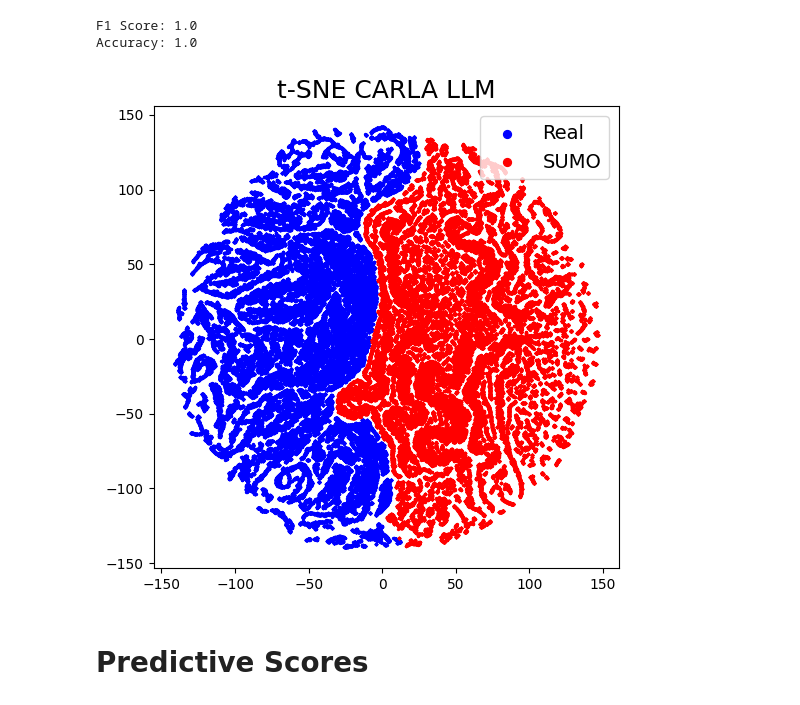
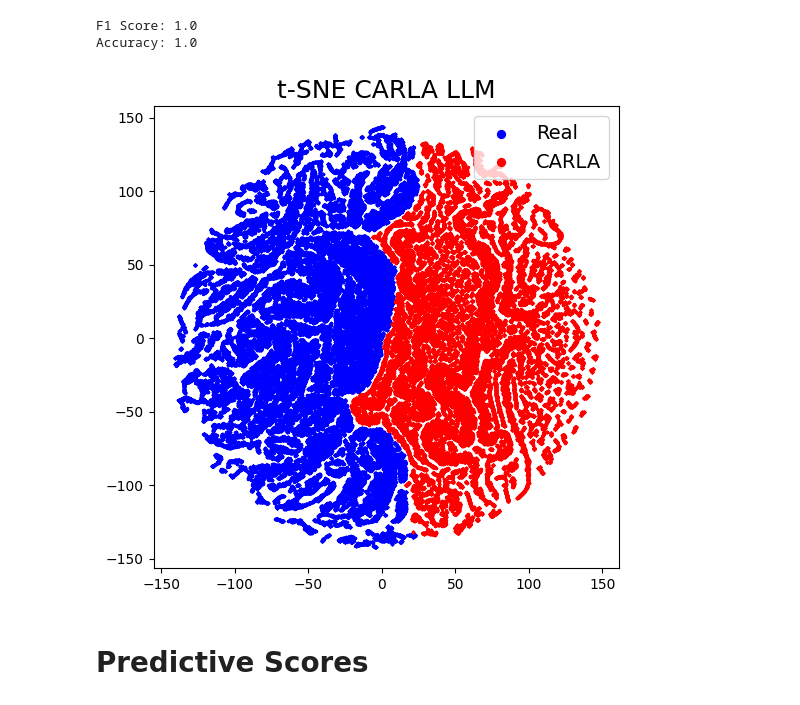
Before and after one commit to H-IAAC/simulated_driving_behavior, a Jupyter notebook: notebooks/3_model_training_mlflow.ipynb, the cells around one changed output. Drawn from its saved outputs; the diff is of its cells as text; code cells hidden in the pictures.

```diff
--- a/notebooks/3_model_training_mlflow.ipynb
+++ b/notebooks/3_model_training_mlflow.ipynb
@@ -135,7 +135,7 @@ def run_experiments(run_name, max_evals, search_space, data_name, features_names
 
     return best_f1_score
 # %%
-def save_tsne(embeddings, labels, title, figs_path='../results/figures/tsne'):
+def save_tsne(embeddings, labels, target_label, title, figs_path='../results/figures/tsne'):
 
     # Create a boolean mask for each class
     mask_real = labels == 0
@@ -157,7 +157,7 @@ def save_tsne(embeddings, labels, title, figs_path='../results/figures/tsne'):
         embeddings[mask_sumo, 1],
         color='red',
         s=2,
-        label='SUMO'
+        label=target_label
     )
     plt.legend(markerscale=4, fontsize=14, loc='upper right')  # Increase marker size and legend font size, place at top right
     plt.title(title, fontsize=18)
@@ -729,9 +729,9 @@ scaled_data = StandardScaler().fit_transform(data)
 reducer = TSNE(n_components=2, perplexity=30, n_iter=1000)
 carla_llm_embedding = reducer.fit_transform(scaled_data)
 # %%
-save_tsne(carla_llm_embedding, y, 't-SNE CARLA LLM')
+save_tsne(carla_llm_embedding, y, 'CARLA', 't-SNE CARLA LLM')
 # %% [output]
-[figure, old version]
+[figure, new version]
 # %% [markdown]
 # Predictive Scores
 # %% [markdown]
```
Also changed, not shown: parts of 3 cells of this notebook, 11 other files.
